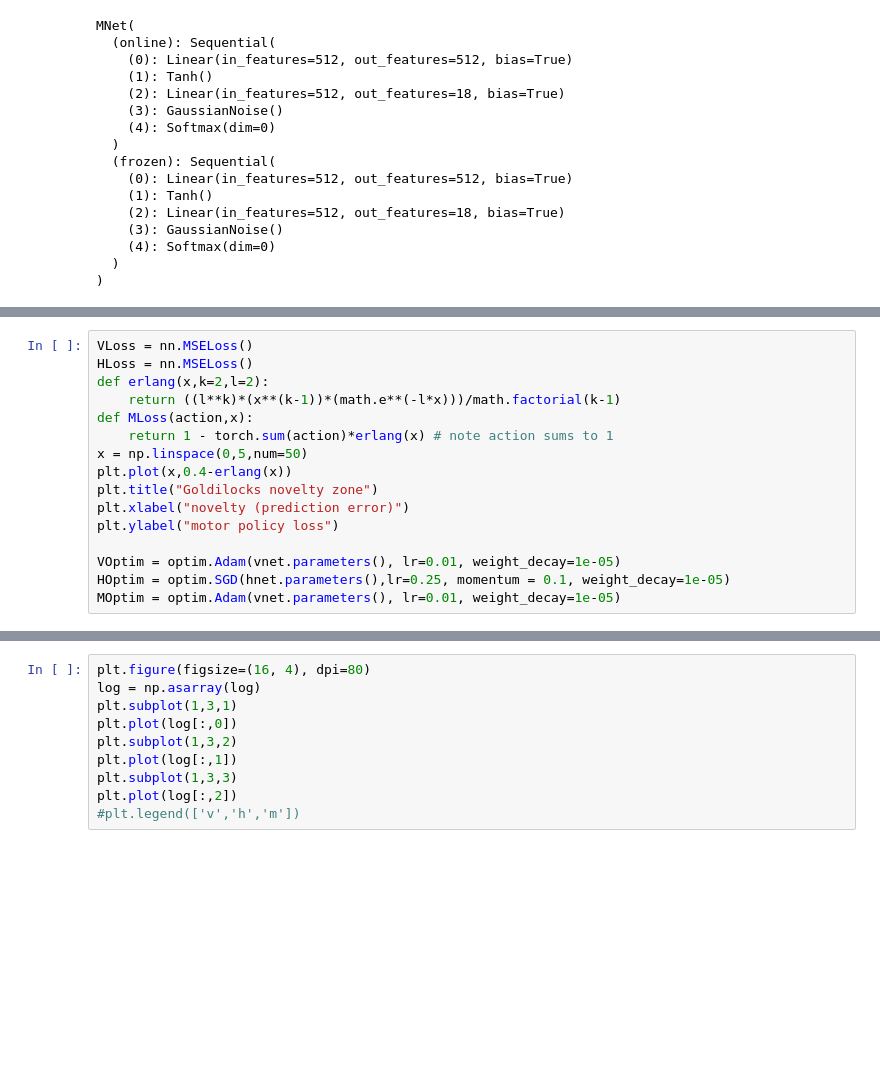
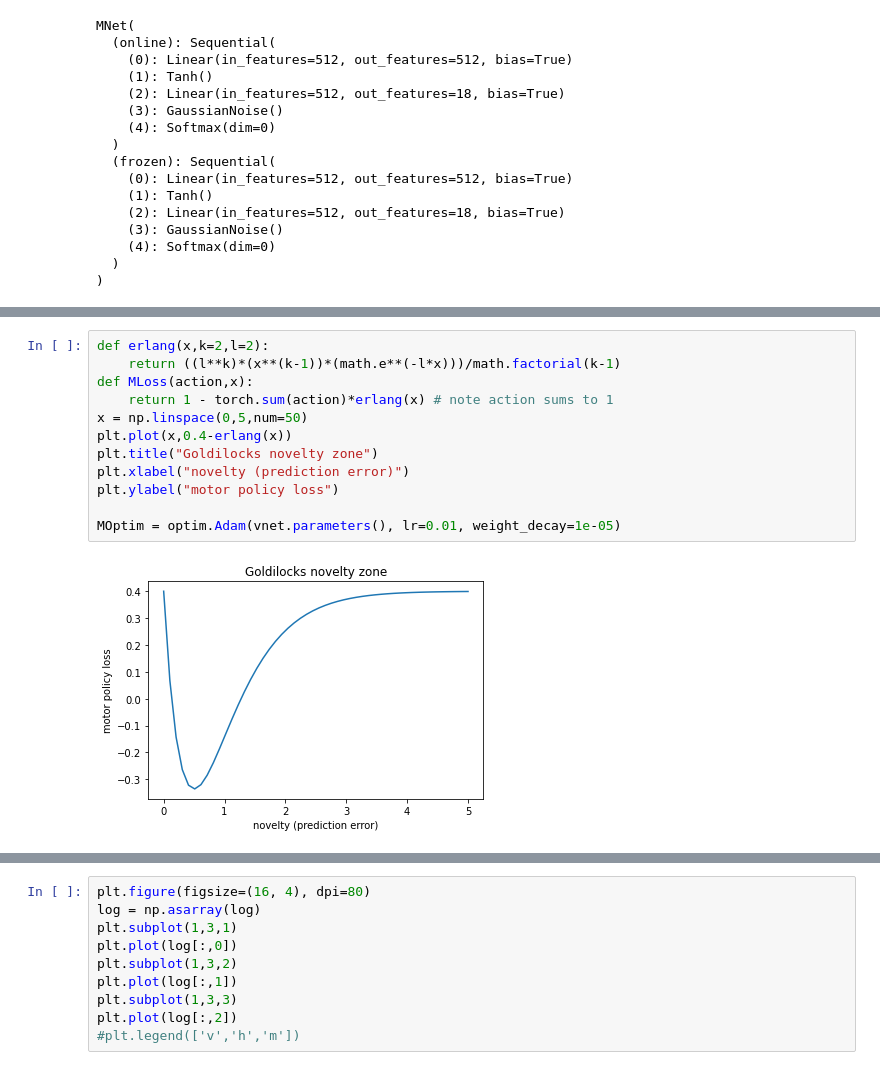
Before and after one commit to jordandekraker/HippoNet, a Jupyter notebook: AtariSpace_basic.ipynb, the cells around one changed output, grey strips where cells are left out. Drawn from its saved outputs; the diff is of its cells as text; blank space fills up the shorter version.

```diff
--- a/AtariSpace_basic.ipynb
+++ b/AtariSpace_basic.ipynb
@@ -334,19 +339,17 @@ iteration: 4200
 # %%
-VLoss = nn.MSELoss()
-HLoss = nn.MSELoss()
 def erlang(x,k=2,l=2):
     return ((l**k)*(x**(k-1))*(math.e**(-l*x)))/math.factorial(k-1)
 def MLoss(action,x):
     return 1 - torch.sum(action)*erlang(x) # note action sums to 1
 x = np.linspace(0,5,num=50)
 plt.plot(x,0.4-erlang(x))
 plt.title("Goldilocks novelty zone")
 plt.xlabel("novelty (prediction error)")
 plt.ylabel("motor policy loss")
 
-VOptim = optim.Adam(vnet.parameters(), lr=0.01, weight_decay=1e-05)
-HOptim = optim.SGD(hnet.parameters(),lr=0.25, momentum = 0.1, weight_decay=1e-05)
 MOptim = optim.Adam(vnet.parameters(), lr=0.01, weight_decay=1e-05)
+# %% [output]
+[figure, added]
 # %%
 # initialize state
 current_frame = AtariSpace(19)
```
Also changed, not shown: parts of 6 cells of this notebook.
